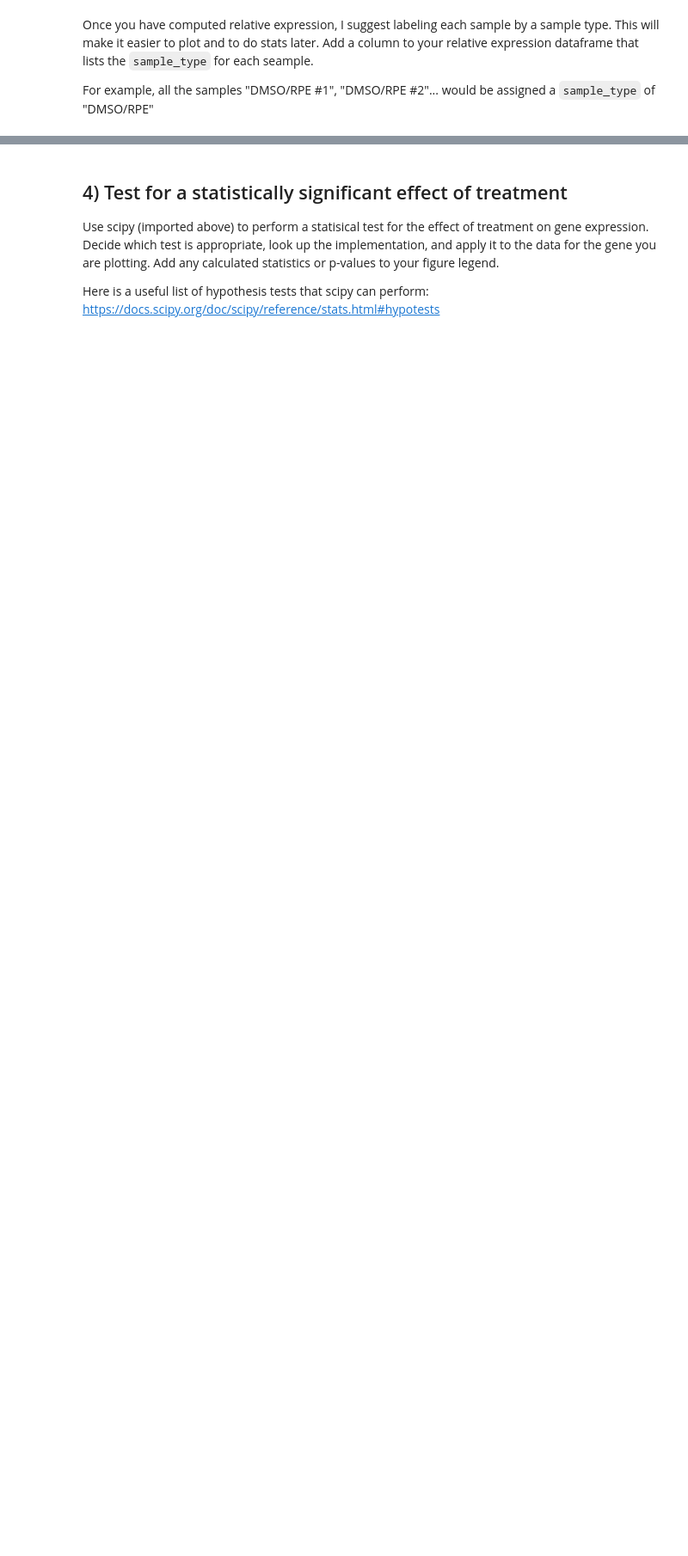
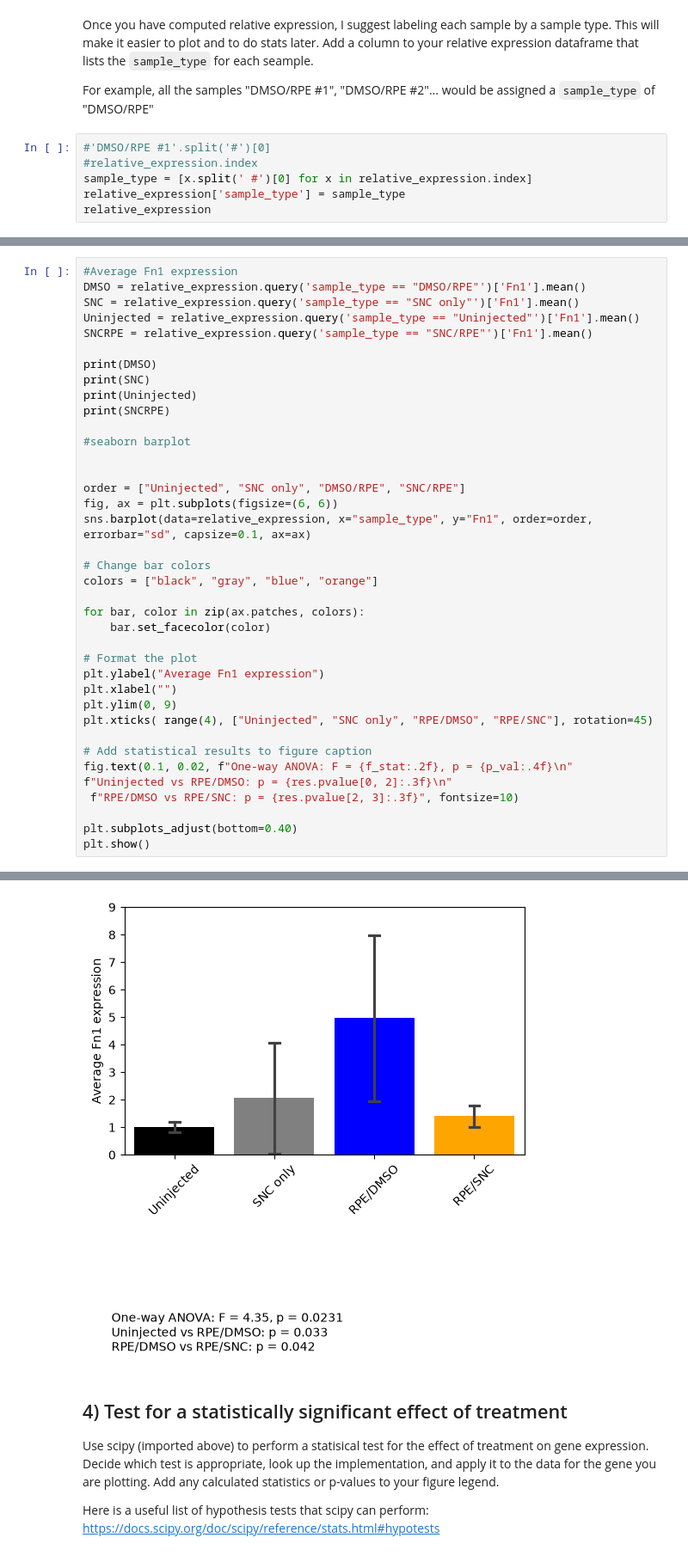
Before and after one commit to dbaker2-tech/ABIO558-Dylan, a Jupyter notebook: miniproject_1_blank.ipynb, the cells around one changed output, grey strips where cells are left out. Shown at 86% size. Cells and saved outputs as stored; diff of their text form; blank space fills up the shorter version.

```diff
--- a/miniproject_1_blank.ipynb
+++ b/miniproject_1_blank.ipynb
@@ -97,3 +110,9 @@ Uninjected #4  30.766667  20.453333
 Once you have computed relative expression, I suggest labeling each sample by a sample type. This will make it easier to plot and to do stats later. Add a column to your relative expression dataframe that lists the `sample_type` for each seample.
 
 For example, all the samples "DMSO/RPE #1", "DMSO/RPE #2"... would be assigned a `sample_type` of "DMSO/RPE"
+# %%
+#'DMSO/RPE #1'.split('#')[0]
+#relative_expression.index
+sample_type = [x.split(' #')[0] for x in relative_expression.index]
+relative_expression['sample_type'] = sample_type
+relative_expression
@@ -104,3 +142,41 @@ Look up the documentation for seaborn **barplot** to reproduce one of the panels
 https://journals.plos.org/plosone/article?id=10.1371/journal.pone.0243626
 
 ![image.png](attachment:5b69870a-d03b-4173-a35e-7052ad1d7a02.png)
+# %%
+#Average Fn1 expression
+DMSO = relative_expression.query('sample_type == "DMSO/RPE"')['Fn1'].mean()
+SNC = relative_expression.query('sample_type == "SNC only"')['Fn1'].mean()
+Uninjected = relative_expression.query('sample_type == "Uninjected"')['Fn1'].mean()
+SNCRPE = relative_expression.query('sample_type == "SNC/RPE"')['Fn1'].mean()
+
+print(DMSO)
+print(SNC)
+print(Uninjected)
+print(SNCRPE)
+
+#seaborn barplot
+
+
+order = ["Uninjected", "SNC only", "DMSO/RPE", "SNC/RPE"]
+fig, ax = plt.subplots(figsize=(6, 6))
+sns.barplot(data=relative_expression, x="sample_type", y="Fn1", order=order, errorbar="sd", capsize=0.1, ax=ax)
+
+# Change bar colors
+colors = ["black", "gray", "blue", "orange"]
+
+for bar, color in zip(ax.patches, colors):
+    bar.set_facecolor(color)
+
+# Format the plot
+plt.ylabel("Average Fn1 expression")
+plt.xlabel("")
+plt.ylim(0, 9)
+plt.xticks( range(4), ["Uninjected", "SNC only", "RPE/DMSO", "RPE/SNC"], rotation=45)
+
+# Add statistical results to figure caption
+fig.text(0.1, 0.02, f"One-way ANOVA: F = {f_stat:.2f}, p = {p_val:.4f}\n" f"Uninjected vs RPE/DMSO: p = {res.pvalue[0, 2]:.3f}\n"
+ f"RPE/DMSO vs RPE/SNC: p = {res.pvalue[2, 3]:.3f}", fontsize=10)
+
+plt.subplots_adjust(bottom=0.40)
+plt.show()
+# %% [output]
@@ -107,3 +187,4 @@ https://journals.plos.org/plosone/article?id=10.1371/journal.pone.0243626
+[figure, added]
 # %% [markdown]
 ## 4) Test for a statistically significant effect of treatment
 Use scipy (imported above) to perform a statisical test for the effect of treatment on gene expression. Decide which test is appropriate, look up the implementation, and apply it to the data for the gene you are plotting. Add any calculated statistics or p-values to your figure legend.
```
Also changed, not shown: parts of 4 cells of this notebook.
